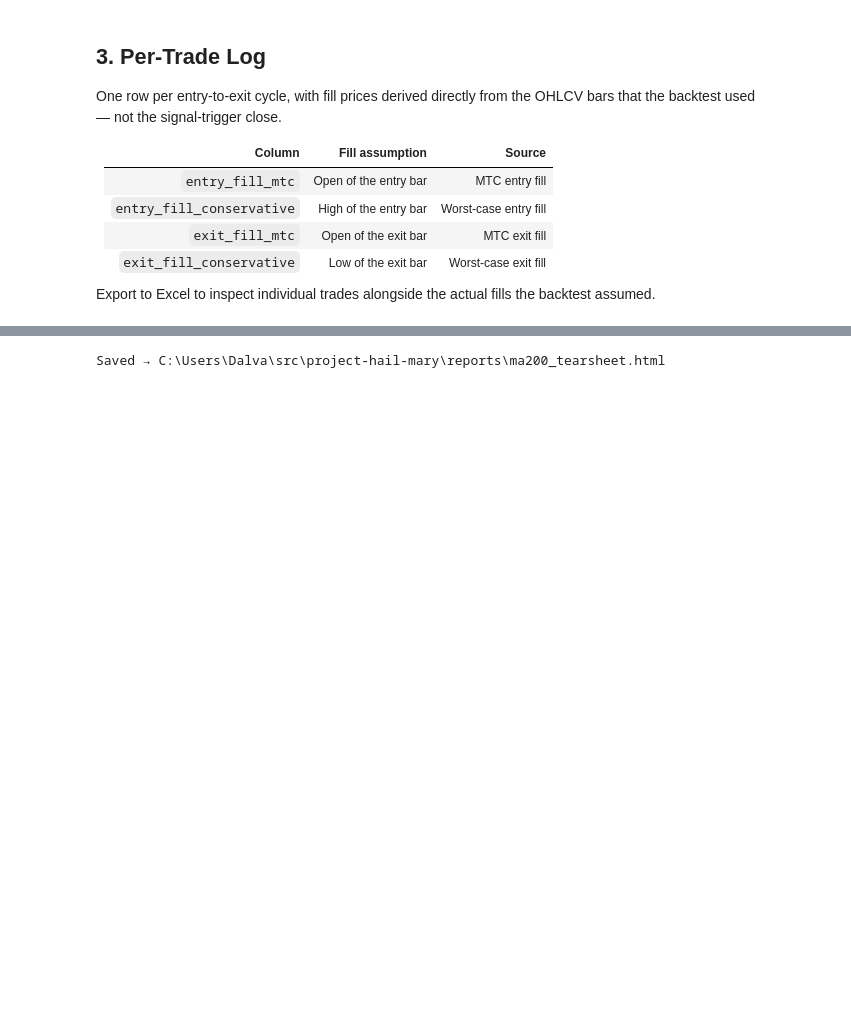
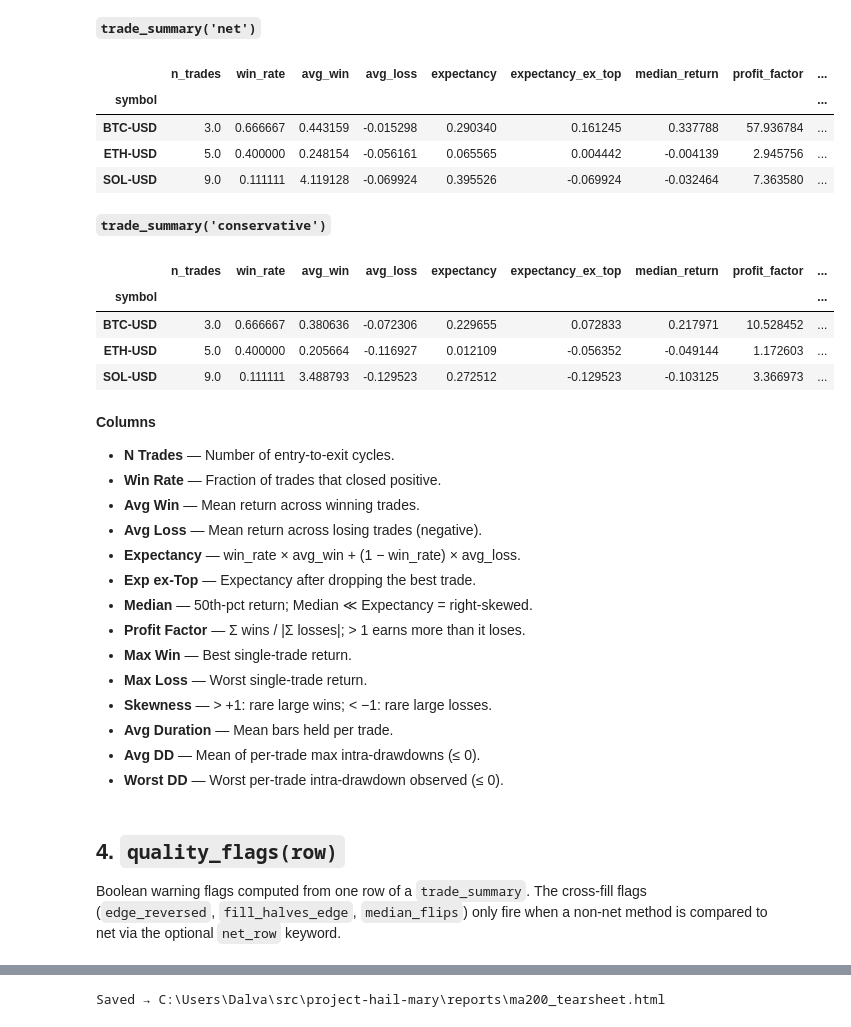
Before and after one commit to EyesunD/project-hail-mary, a Jupyter notebook: notebooks/examples/04_signal_quality.ipynb, the cells around one changed output, grey strips where cells are left out. Saved outputs shown, nothing was run; the diff lists cells and outputs as text; code cells hidden in the pictures; blank space fills up the shorter version.

```diff
--- a/notebooks/examples/04_signal_quality.ipynb
+++ b/notebooks/examples/04_signal_quality.ipynb
@@ -269,16 +160,46 @@ Net Flags are computed from net values only. Conservative Flags are computed fro
+# %%
+ts_net = trade_perf.trade_summary("net",          trade_stats=trades_df)
+ts_con = trade_perf.trade_summary("conservative", trade_stats=trades_df)
+
+display(Markdown("**`trade_summary('net')`**"))
+display(ts_net)
+display(Markdown("**`trade_summary('conservative')`**"))
+display(ts_con)
+display(Markdown(docs_markdown(TRADE_SUMMARY_DOCS, title="Columns")))
+# %% [output]
+**`trade_summary('net')`**
+|  | n_trades | win_rate | avg_win | avg_loss | expectancy | expectancy_ex_top | median_return | profit_factor | ... |
+| symbol |  |  |  |  |  |  |  |  | ... |
+| BTC-USD | 3.0 | 0.666667 | 0.443159 | -0.015298 | 0.290340 | 0.161245 | 0.337788 | 57.936784 | ... |
+| ETH-USD | 5.0 | 0.400000 | 0.248154 | -0.056161 | 0.065565 | 0.004442 | -0.004139 | 2.945756 | ... |
+| SOL-USD | 9.0 | 0.111111 | 4.119128 | -0.069924 | 0.395526 | -0.069924 | -0.032464 | 7.363580 | ... |
+**`trade_summary('conservative')`**
+|  | n_trades | win_rate | avg_win | avg_loss | expectancy | expectancy_ex_top | median_return | profit_factor | ... |
+| symbol |  |  |  |  |  |  |  |  | ... |
+| BTC-USD | 3.0 | 0.666667 | 0.380636 | -0.072306 | 0.229655 | 0.072833 | 0.217971 | 10.528452 | ... |
+| ETH-USD | 5.0 | 0.400000 | 0.205664 | -0.116927 | 0.012109 | -0.056352 | -0.049144 | 1.172603 | ... |
+| SOL-USD | 9.0 | 0.111111 | 3.488793 | -0.129523 | 0.272512 | -0.129523 | -0.103125 | 3.366973 | ... |
+**Columns**
+
+- **N Trades** — Number of entry-to-exit cycles.
+- **Win Rate** — Fraction of trades that closed positive.
+- **Avg Win** — Mean return across winning trades.
+- **Avg Loss** — Mean return across losing trades (negative).
+- **Expectancy** — win_rate × avg_win + (1 − win_rate) × avg_loss.
+- **Exp ex-Top** — Expectancy after dropping the best trade.
+- **Median** — 50th-pct return; Median ≪ Expectancy = right-skewed.
+- **Profit Factor** — Σ wins / |Σ losses|; > 1 earns more than it loses.
+- **Max Win** — Best single-trade return.
+- **Max Loss** — Worst single-trade return.
+- **Skewness** — > +1: rare large wins; < −1: rare large losses.
+- **Avg Duration** — Mean bars held per trade.
+- **Avg DD** — Mean of per-trade max intra-drawdowns (≤ 0).
+- **Worst DD** — Worst per-trade intra-drawdown observed (≤ 0).
 # %% [markdown]
-## 3. Per-Trade Log
+## 4. `quality_flags(row)`
 
-One row per entry-to-exit cycle, with fill prices derived directly from the OHLCV
-bars that the backtest used — not the signal-trigger close.
-
-| Column | Fill assumption | Source |
-|---|---|---|
-| `entry_fill_mtc` | Open of the entry bar | MTC entry fill |
-| `entry_fill_conservative` | High of the entry bar | Worst-case entry fill |
-| `exit_fill_mtc` | Open of the exit bar | MTC exit fill |
-| `exit_fill_conservative` | Low of the exit bar | Worst-case exit fill |
-
-Export to Excel to inspect individual trades alongside the actual fills the
-backtest assumed.
+Boolean warning flags computed from one row of a `trade_summary`. The
+cross-fill flags (`edge_reversed`, `fill_halves_edge`, `median_flips`)
+only fire when a non-net method is compared to net via the optional
+`net_row` keyword.
 # %%
```
Also changed, not shown: parts of 24 cells of this notebook, 6 other files.
